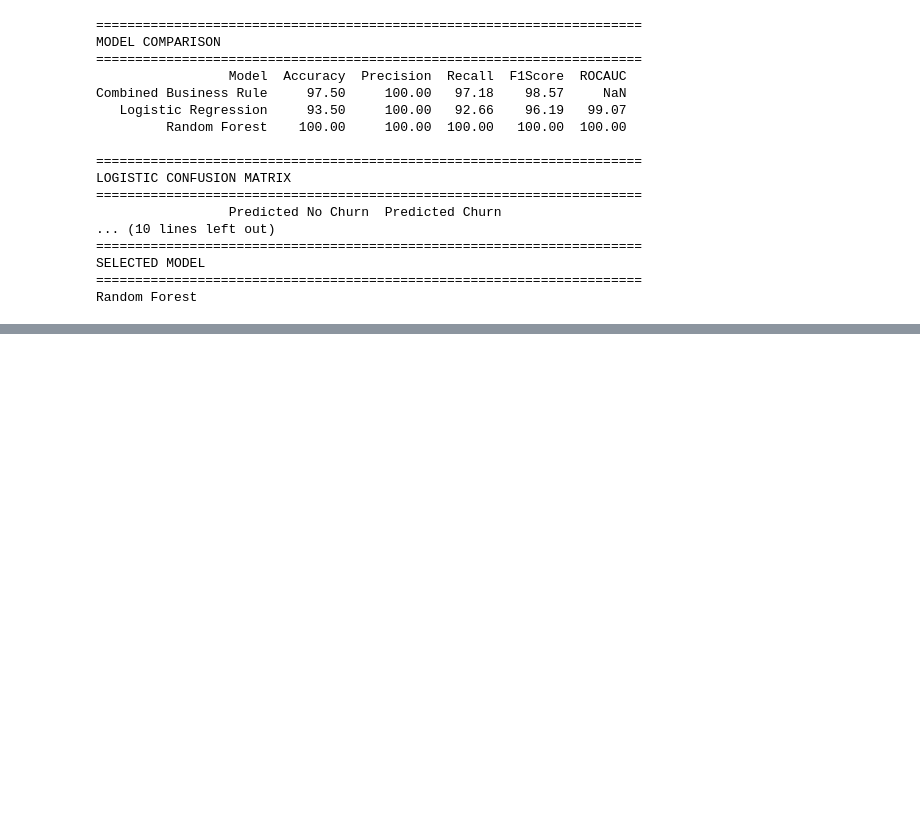
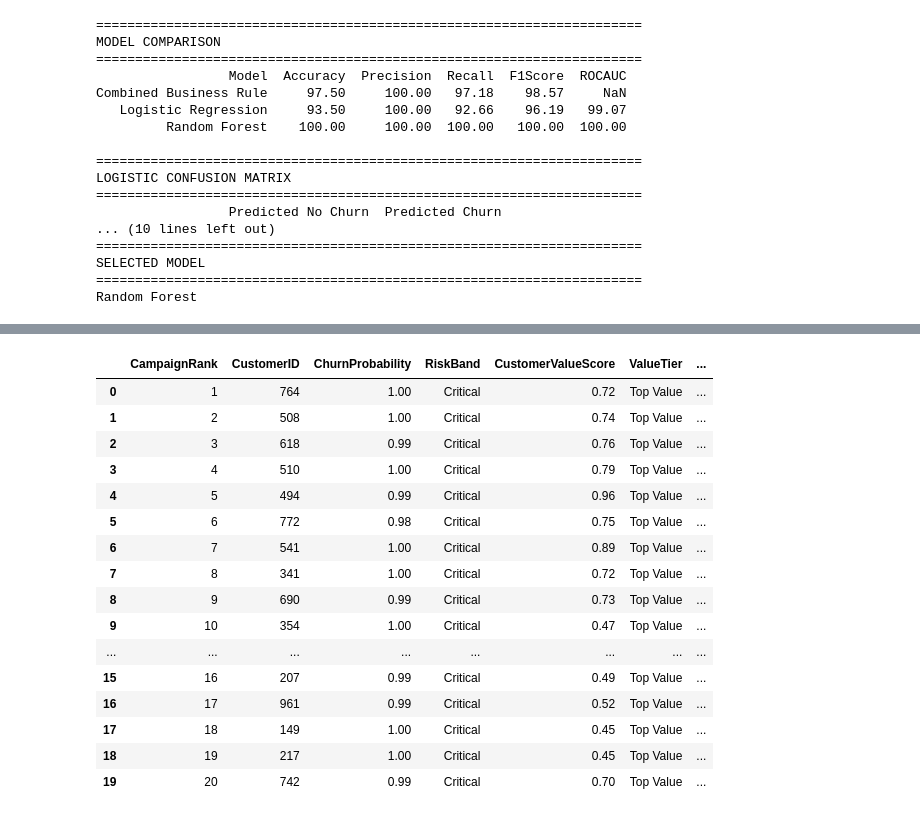
Before and after one commit to deardisha/retentioniq-telecom-churn, a Jupyter notebook: notebooks/01_retentioniq_analysis.ipynb, the cells around one changed output, grey strips where cells are left out. Drawn from its saved outputs; the diff is of its cells as text; code cells hidden in the pictures; blank space fills up the shorter version.

Commit message:
Add customer risk scoring and retention action engine

```diff
--- a/notebooks/01_retentioniq_analysis.ipynb
+++ b/notebooks/01_retentioniq_analysis.ipynb
@@ -2066,0 +2358,19 @@ Random Forest
+# %%
+# Calculate campaign economics
+
+df_scored["ExpectedRevenueProtected"] = (
+    df_scored["AnnualRevenueAtRisk"] *
+    df_scored["ExpectedSuccessRate"]
+)
+
+df_scored["ExpectedNetBenefit"] = (
+    df_scored["ExpectedRevenueProtected"] -
+    df_scored["InterventionCost"]
+)
+
+df_scored["ExpectedROI"] = np.where(
+    df_scored["InterventionCost"] > 0,
+    df_scored["ExpectedNetBenefit"] /
+    df_scored["InterventionCost"],
+    0
+)
@@ -2066,0 +2402,40 @@ Random Forest
+# %%
+# Preview top retention candidates
+
+retention_columns = [
+    "CampaignRank",
+    "CustomerID",
+    "ChurnProbability",
+    "RiskBand",
+    "CustomerValueScore",
+    "ValueTier",
+    "RetentionPriorityScore",
+    "PriorityTier",
+    "AnnualRevenueAtRisk",
+    "RecommendedAction",
+    "InterventionCost",
+    "ExpectedRevenueProtected",
+    "ExpectedNetBenefit",
+    "ExpectedROI",
+    "CumulativeCampaignCost"
+]
+
+df_scored[retention_columns].head(20)
+# %% [output]
+|  | CampaignRank | CustomerID | ChurnProbability | RiskBand | CustomerValueScore | ValueTier | ... |
+| 0 | 1 | 764 | 1.00 | Critical | 0.72 | Top Value | ... |
+| 1 | 2 | 508 | 1.00 | Critical | 0.74 | Top Value | ... |
+| 2 | 3 | 618 | 0.99 | Critical | 0.76 | Top Value | ... |
+| 3 | 4 | 510 | 1.00 | Critical | 0.79 | Top Value | ... |
+| 4 | 5 | 494 | 0.99 | Critical | 0.96 | Top Value | ... |
+| 5 | 6 | 772 | 0.98 | Critical | 0.75 | Top Value | ... |
+| 6 | 7 | 541 | 1.00 | Critical | 0.89 | Top Value | ... |
+| 7 | 8 | 341 | 1.00 | Critical | 0.72 | Top Value | ... |
+| 8 | 9 | 690 | 0.99 | Critical | 0.73 | Top Value | ... |
+| 9 | 10 | 354 | 1.00 | Critical | 0.47 | Top Value | ... |
+| ... | ... | ... | ... | ... | ... | ... | ... |
+| 15 | 16 | 207 | 0.99 | Critical | 0.49 | Top Value | ... |
+| 16 | 17 | 961 | 0.99 | Critical | 0.52 | Top Value | ... |
+| 17 | 18 | 149 | 1.00 | Critical | 0.45 | Top Value | ... |
+| 18 | 19 | 217 | 1.00 | Critical | 0.45 | Top Value | ... |
+| 19 | 20 | 742 | 0.99 | Critical | 0.70 | Top Value | ... |
```
Also changed, not shown: parts of 17 cells of this notebook, 2 other files.
